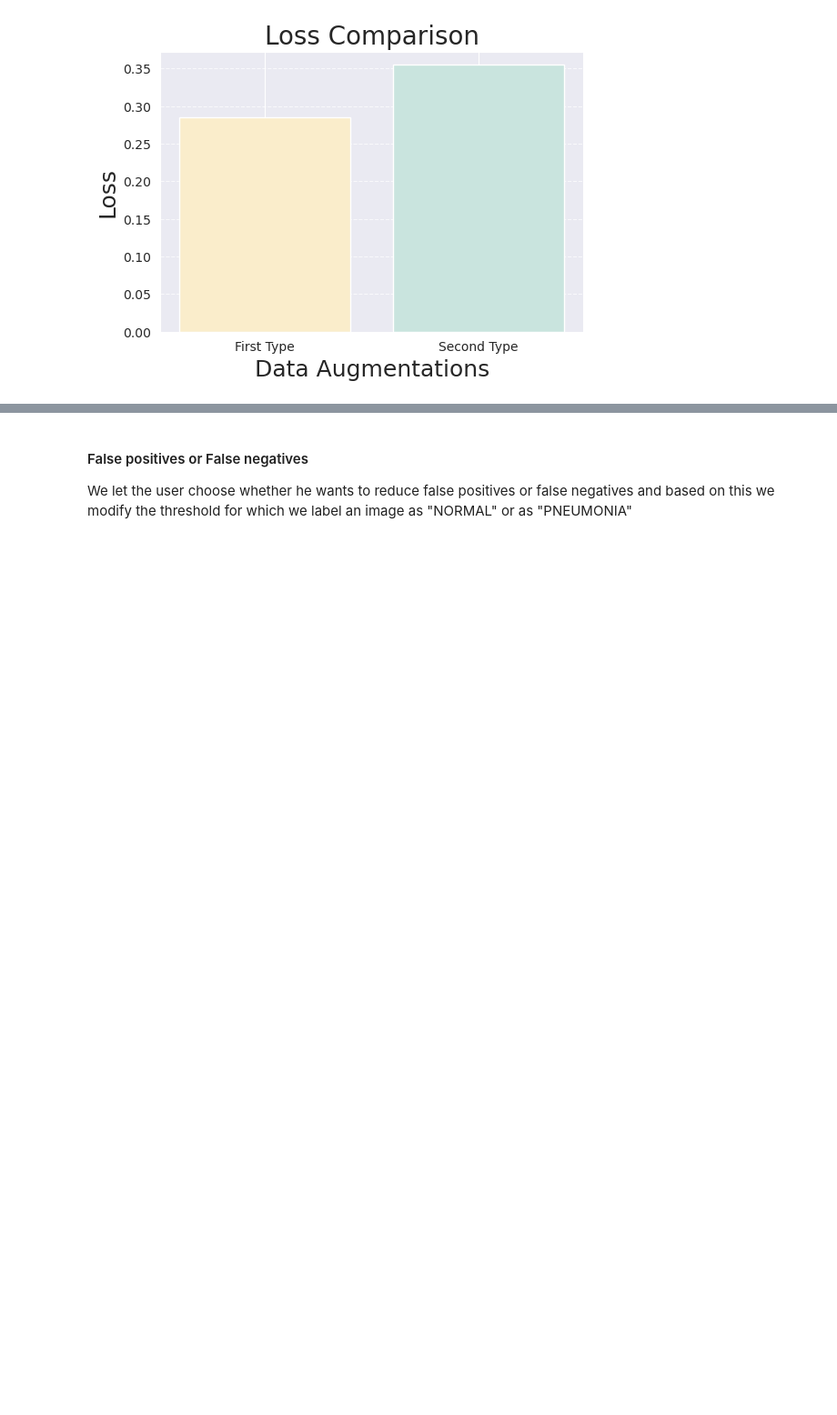
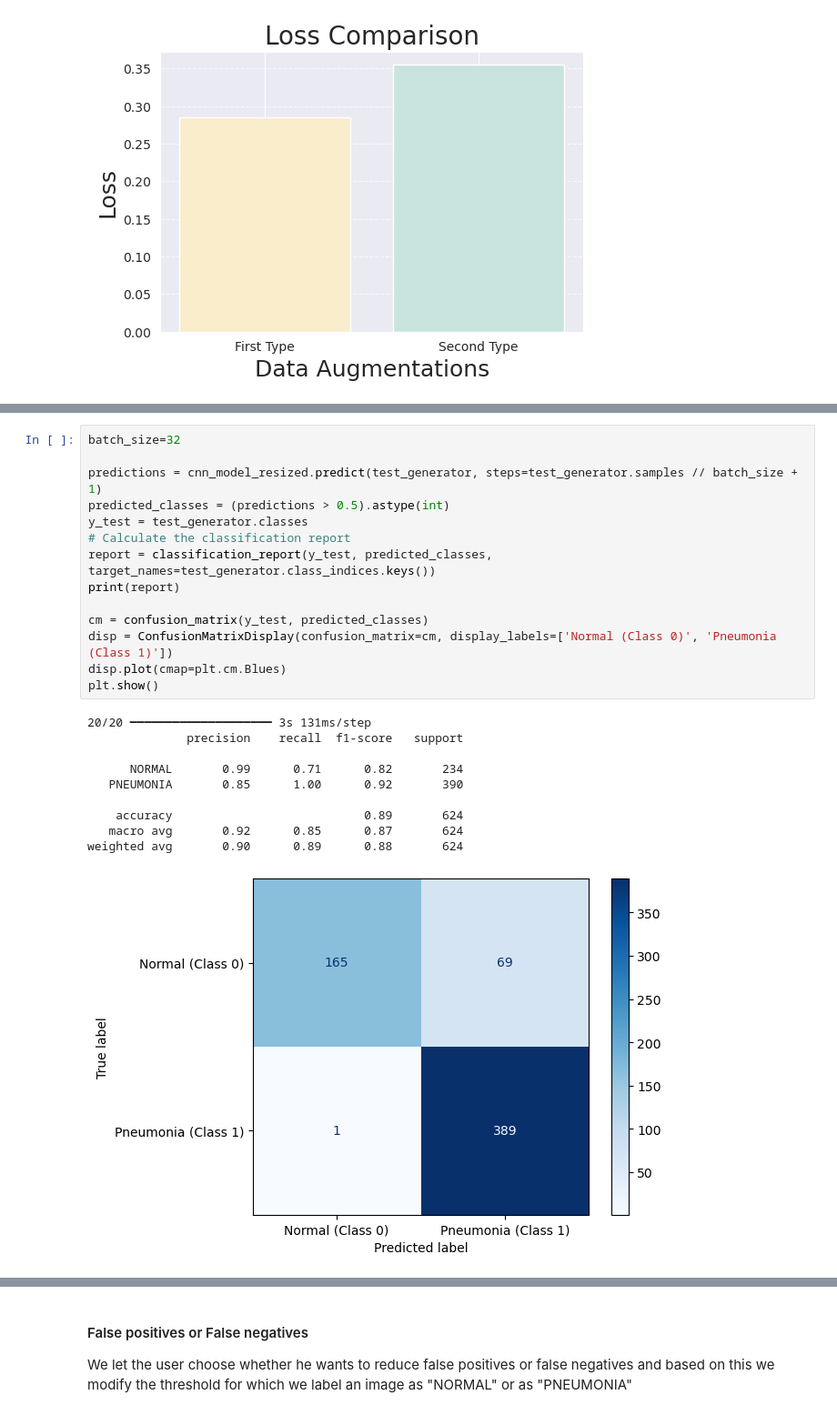
Before and after one commit to carlo-fioramanti/Progetto-ML, a Jupyter notebook: progetto.ipynb, the cells around one changed output, grey strips where cells are left out. Shown at 91% size. Drawn from its saved outputs; the diff is of its cells as text; blank space fills up the shorter version.

```diff
--- a/progetto.ipynb
+++ b/progetto.ipynb
@@ -499,0 +628,25 @@ plt.show()
+# %%
+batch_size=32
+
+predictions = cnn_model_resized.predict(test_generator, steps=test_generator.samples // batch_size + 1)
+predicted_classes = (predictions > 0.5).astype(int)
+y_test = test_generator.classes
+# Calculate the classification report
+report = classification_report(y_test, predicted_classes, target_names=test_generator.class_indices.keys())
+print(report)
+
+cm = confusion_matrix(y_test, predicted_classes)
+disp = ConfusionMatrixDisplay(confusion_matrix=cm, display_labels=['Normal (Class 0)', 'Pneumonia (Class 1)'])
+disp.plot(cmap=plt.cm.Blues)
+plt.show()
+# %% [output]
+20/20 ━━━━━━━━━━━━━━━━━━━━ 3s 131ms/step
+              precision    recall  f1-score   support
+
+      NORMAL       0.99      0.71      0.82       234
+   PNEUMONIA       0.85      1.00      0.92       390
+
+    accuracy                           0.89       624
+   macro avg       0.92      0.85      0.87       624
+weighted avg       0.90      0.89      0.88       624
+[figure, added]
```
Also changed, not shown: parts of 26 cells of this notebook, 2 other files.
